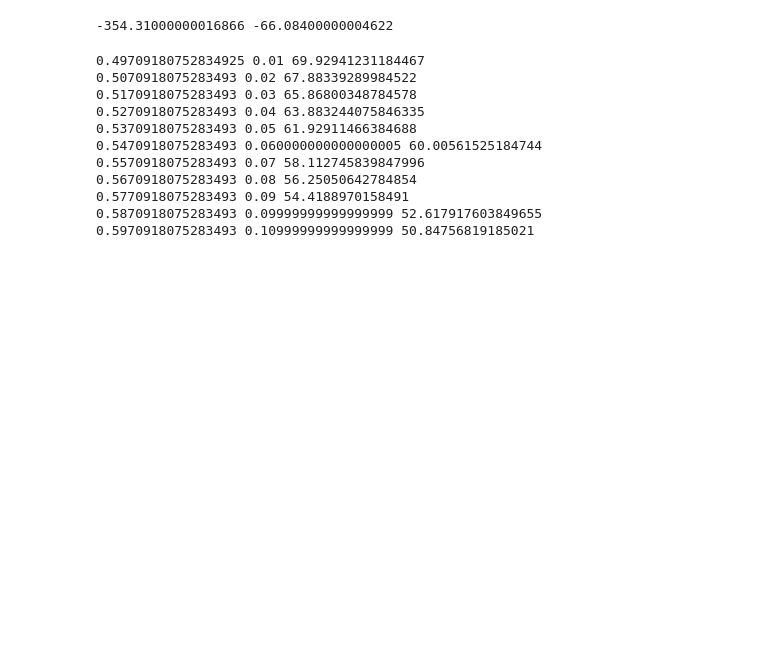
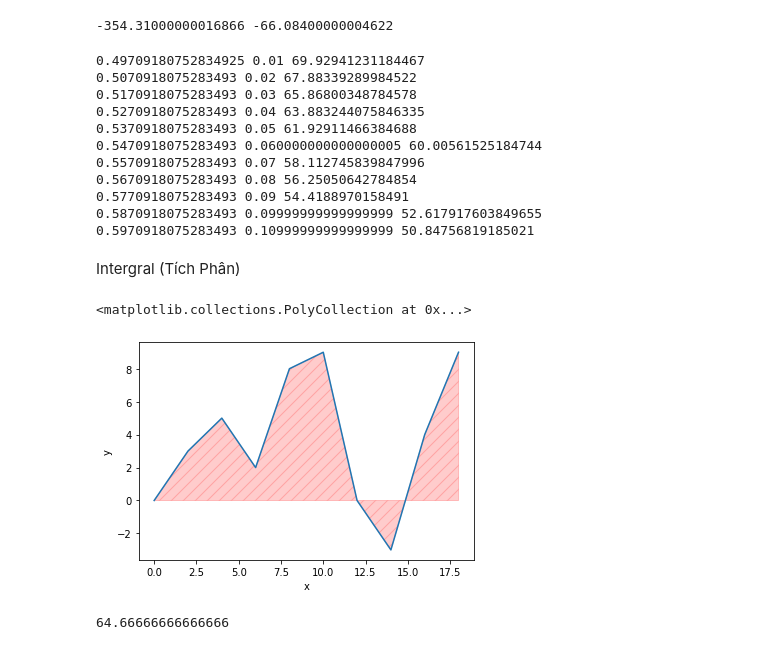
Before and after one commit to boyboy007000/python_advance_22_06, a Jupyter notebook: calculus.ipynb, the cells around one changed output. Saved outputs shown, nothing was run; the diff lists cells and outputs as text; code cells hidden in the pictures; blank space fills up the shorter version.

```diff
--- a/calculus.ipynb
+++ b/calculus.ipynb
@@ -166,3 +166,24 @@ for _ in range(num_iterations):
 0.5770918075283493 0.09 54.4188970158491
 0.5870918075283493 0.09999999999999999 52.617917603849655
 0.5970918075283493 0.10999999999999999 50.84756819185021
+# %% [markdown]
+Intergral (Tích Phân)
+# %%
+import numpy as np
+import matplotlib.pyplot as plt
+x = np.arange(0,20,2)
+y = np.array([0,3,5,2,8,9,0,-3,4,9], dtype=float)
+
+plt.plot(x,y)
+plt.xlabel('x')
+plt.ylabel('y')
+plt.fill_between(x,y, y2=0, color='red', hatch='//', alpha=0.2)
+# %% [output]
+<matplotlib.collections.PolyCollection at 0x...>
+[figure, added]
+# %%
+import scipy.integrate as integrate
+
+integrate.simps(y,x)
+# %% [output]
+64.66666666666666
```
Also changed, not shown: 1 other file.
